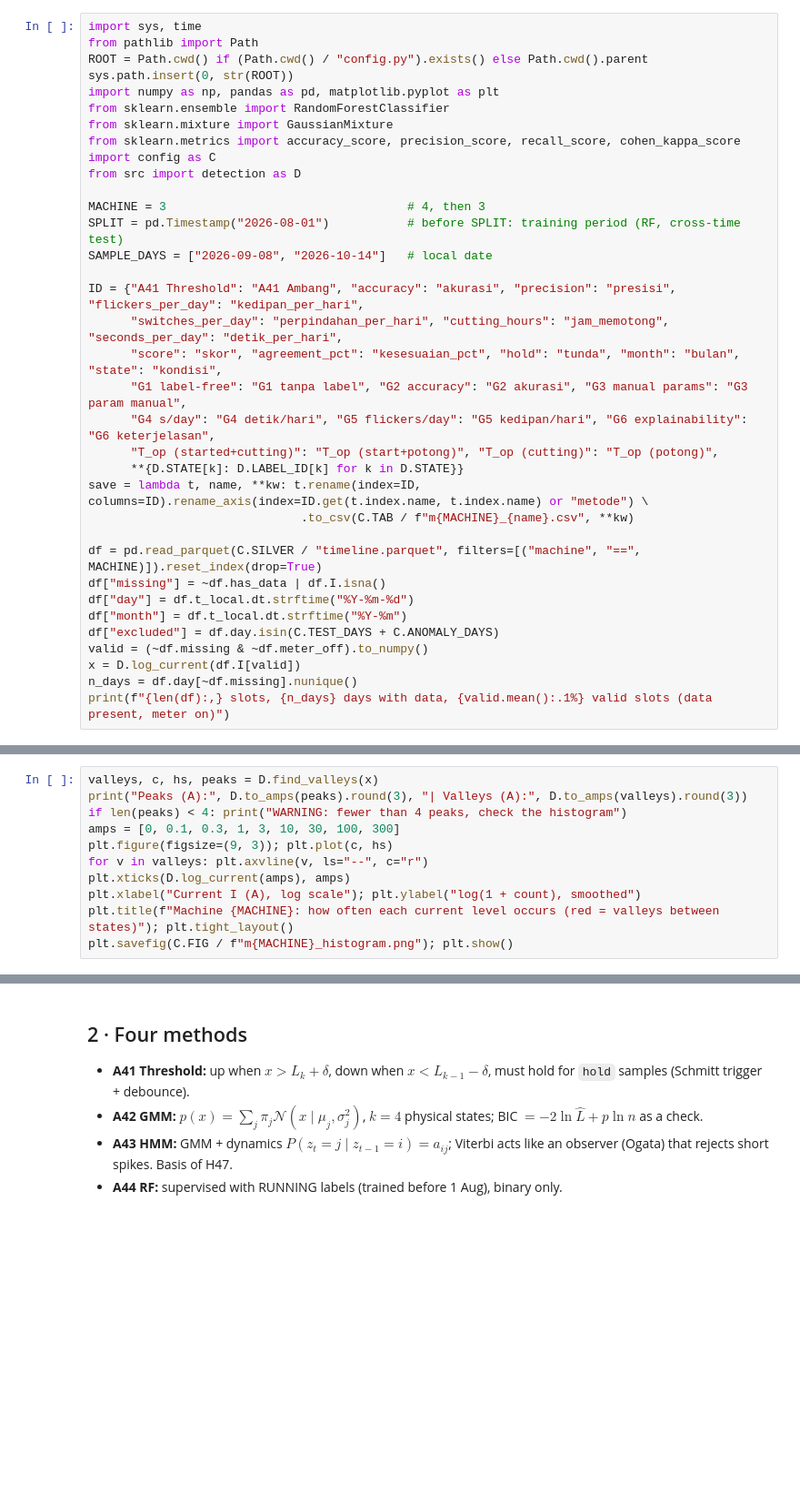
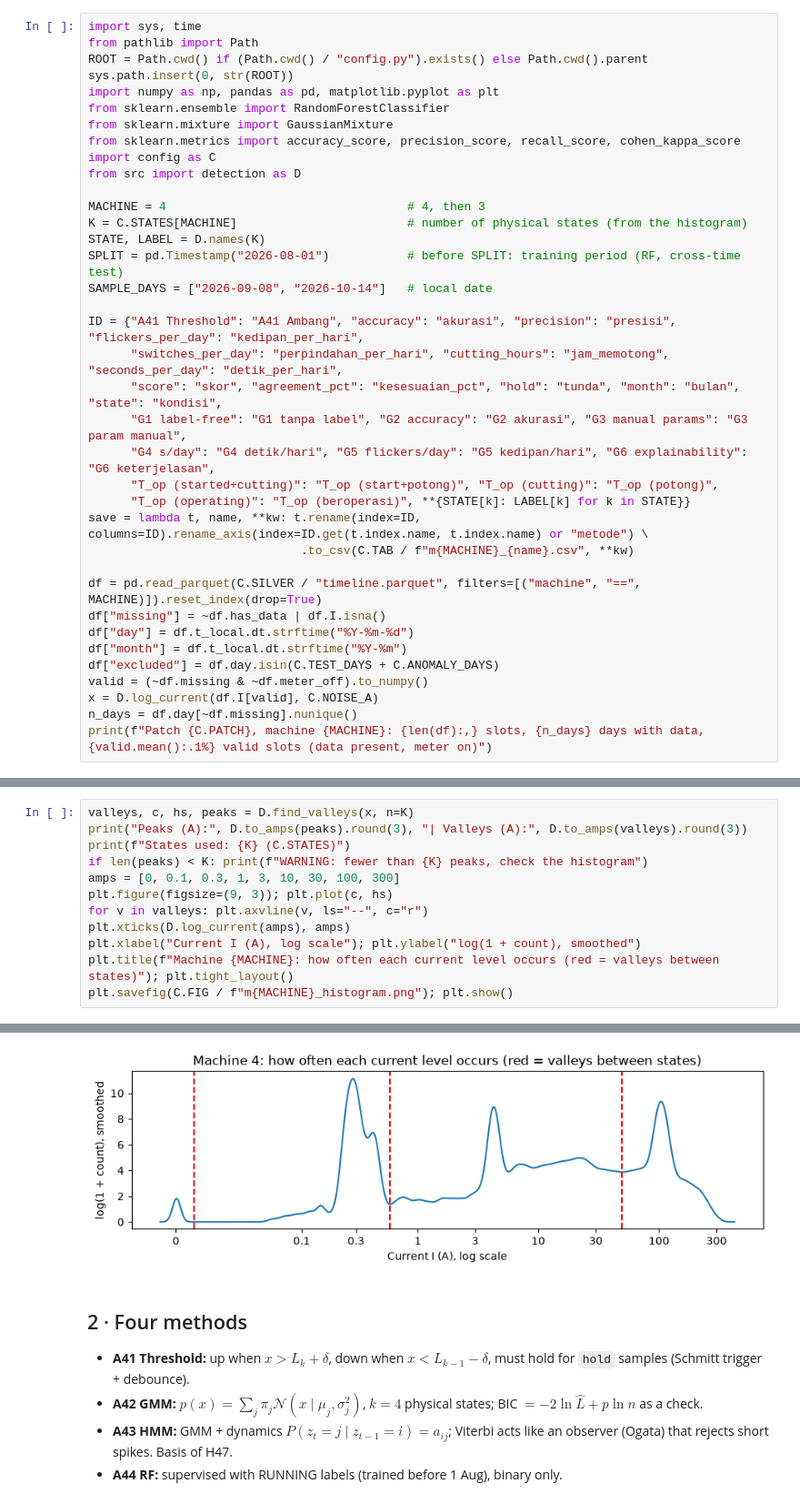
Before and after one commit to Tiyanzr/PRJ07_KeandalanMesinBubut, a Jupyter notebook: notebooks/02_detection.ipynb, the cells around one changed output, grey strips where cells are left out. Shown at 91% size. Cells and saved outputs as stored; diff of their text form; blank space fills up the shorter version.

```diff
--- a/notebooks/02_detection.ipynb
+++ b/notebooks/02_detection.ipynb
@@ -13,7 +13,9 @@ from sklearn.metrics import accuracy_score, precision_score, recall_score, cohen
 import config as C
 from src import detection as D
 
-MACHINE = 3                                  # 4, then 3
+MACHINE = 4                                  # 4, then 3
+K = C.STATES[MACHINE]                        # number of physical states (from the histogram)
+STATE, LABEL = D.names(K)
 SPLIT = pd.Timestamp("2026-08-01")           # before SPLIT: training period (RF, cross-time test)
 SAMPLE_DAYS = ["2026-09-08", "2026-10-14"]   # local date
 
@@ -23,7 +25,7 @@ ID = {"A41 Threshold": "A41 Ambang", "accuracy": "akurasi", "precision": "presis
       "G1 label-free": "G1 tanpa label", "G2 accuracy": "G2 akurasi", "G3 manual params": "G3 param manual",
       "G4 s/day": "G4 detik/hari", "G5 flickers/day": "G5 kedipan/hari", "G6 explainability": "G6 keterjelasan",
       "T_op (started+cutting)": "T_op (start+potong)", "T_op (cutting)": "T_op (potong)",
-      **{D.STATE[k]: D.LABEL_ID[k] for k in D.STATE}}
+      "T_op (operating)": "T_op (beroperasi)", **{STATE[k]: LABEL[k] for k in STATE}}
 save = lambda t, name, **kw: t.rename(index=ID, columns=ID).rename_axis(index=ID.get(t.index.name, t.index.name) or "metode") \
                               .to_csv(C.TAB / f"m{MACHINE}_{name}.csv", **kw)
 
@@ -33,6 +35,6 @@ df["day"] = df.t_local.dt.strftime("%Y-%m-%d")
 df["month"] = df.t_local.dt.strftime("%Y-%m")
 df["excluded"] = df.day.isin(C.TEST_DAYS + C.ANOMALY_DAYS)
 valid = (~df.missing & ~df.meter_off).to_numpy()
-x = D.log_current(df.I[valid])
+x = D.log_current(df.I[valid], C.NOISE_A)
 n_days = df.day[~df.missing].nunique()
-print(f"{len(df):,} slots, {n_days} days with data, {valid.mean():.1%} valid slots (data present, meter on)")
+print(f"Patch {C.PATCH}, machine {MACHINE}: {len(df):,} slots, {n_days} days with data, {valid.mean():.1%} valid slots (data present, meter on)")
@@ -42,7 +46,8 @@ $x = \log_{10}(I + 0.01)$: levels 0 / 0.1-1 / 2-6 / ~100 A become almost evenly
 # %%
-valleys, c, hs, peaks = D.find_valleys(x)
+valleys, c, hs, peaks = D.find_valleys(x, n=K)
 print("Peaks (A):", D.to_amps(peaks).round(3), "| Valleys (A):", D.to_amps(valleys).round(3))
-if len(peaks) < 4: print("WARNING: fewer than 4 peaks, check the histogram")
+print(f"States used: {K} (C.STATES)")
+if len(peaks) < K: print(f"WARNING: fewer than {K} peaks, check the histogram")
 amps = [0, 0.1, 0.3, 1, 3, 10, 30, 100, 300]
 plt.figure(figsize=(9, 3)); plt.plot(c, hs)
 for v in valleys: plt.axvline(v, ls="--", c="r")
@@ -50,3 +55,4 @@ plt.xticks(D.log_current(amps), amps)
 plt.xlabel("Current I (A), log scale"); plt.ylabel("log(1 + count), smoothed")
 plt.title(f"Machine {MACHINE}: how often each current level occurs (red = valleys between states)"); plt.tight_layout()
 plt.savefig(C.FIG / f"m{MACHINE}_histogram.png"); plt.show()
+# %% [output]
@@ -53,3 +61,4 @@ plt.savefig(C.FIG / f"m{MACHINE}_histogram.png"); plt.show()
+[figure, added]
 # %% [markdown]
 ## 2 · Four methods
 - **A41 Threshold:** up when $x > L_k + \delta$, down when $x < L_{k-1} - \delta$, must hold for `hold` samples (Schmitt trigger + debounce).
```
Also changed, not shown: parts of 12 cells of this notebook, 3 other files.
